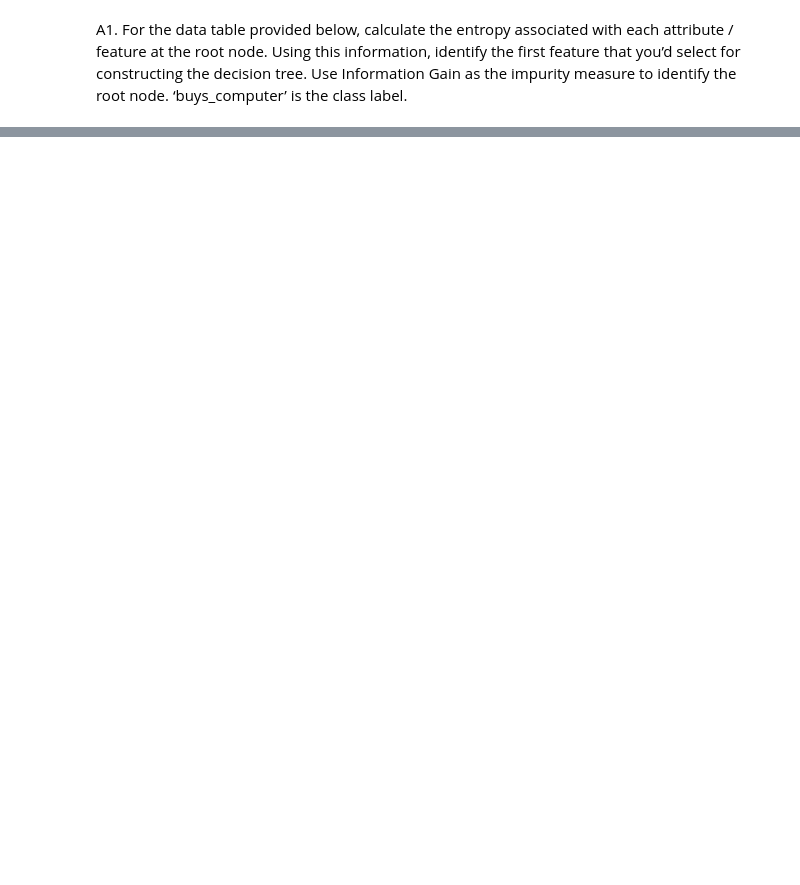
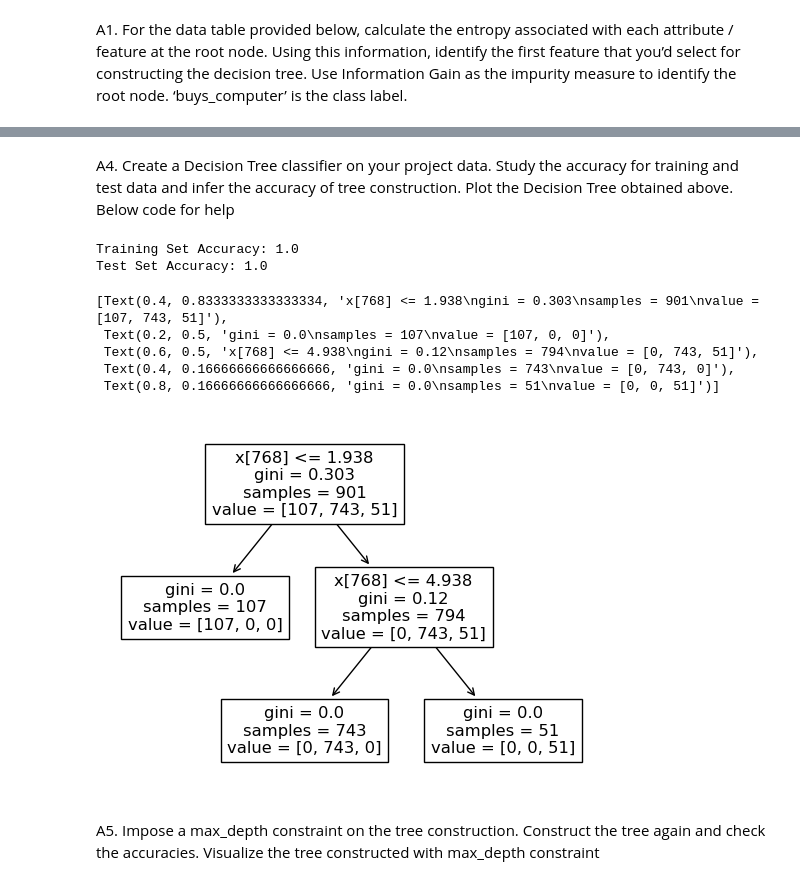
Before and after one commit to frostiverc1/Machine_Learning_Sem5, a Jupyter notebook: ans.ipynb, the cells around one changed output, grey strips where cells are left out. Cells and saved outputs as stored; diff of their text form; code cells hidden in the pictures; blank space fills up the shorter version.

```diff
--- a/ans.ipynb
+++ b/ans.ipynb
@@ -5,3 +1,14 @@ import math
+# %%
+import pandas as pd
+import numpy as np
+import math
+import sklearn as sk
+from sklearn import tree
+from sklearn.preprocessing import LabelEncoder, OneHotEncoder
+from sklearn.model_selection import train_test_split
+
+df=pd.read_excel('D:/ONLINE CLASSES (ENGINEERING)/SEM 5/PROJECTS/19CSE305 MACHINE LEARNING/lab4/lab4-dataset.xlsx')
+df1=pd.read_excel('D:/ONLINE CLASSES (ENGINEERING)/SEM 5/PROJECTS/19CSE305 MACHINE LEARNING/lab4/numeric_data_updated.xlsx')
 # %% [markdown]
 A1. For the data table provided below, calculate the entropy associated with each attribute / feature
 at the root node. Using this information, identify the first feature that you’d select for constructing
@@ -19,0 +92,27 @@ TypeError: cannot unpack non-iterable int object
+# %% [markdown]
+A4. Create a Decision Tree classifier on your project data. Study the accuracy for training and test
+data and infer the accuracy of tree construction. Plot the Decision Tree obtained above. Below code
+for help
+# %%
+X=df1.drop(columns='class_encoded')
+Y=df1['class_encoded']
+X_train,X_test,Y_train,Y_test = train_test_split(X,Y,test_size=0.2)
+clf=tree.DecisionTreeClassifier()
+clf.fit(X_train,Y_train)
+acc1=clf.score(X_train,Y_train)
+print("Training Set Accuracy:", acc1)
+acc2 = clf.score(X_test,Y_test)
+print("Test Set Accuracy:", acc2)
+tree.plot_tree(clf)
+# %% [output]
+Training Set Accuracy: 1.0
+Test Set Accuracy: 1.0
+[Text(0.4, 0.8333333333333334, 'x[768] <= 1.938\ngini = 0.303\nsamples = 901\nvalue = [107, 743, 51]'),
+ Text(0.2, 0.5, 'gini = 0.0\nsamples = 107\nvalue = [107, 0, 0]'),
+ Text(0.6, 0.5, 'x[768] <= 4.938\ngini = 0.12\nsamples = 794\nvalue = [0, 743, 51]'),
+ Text(0.4, 0.16666666666666666, 'gini = 0.0\nsamples = 743\nvalue = [0, 743, 0]'),
+ Text(0.8, 0.16666666666666666, 'gini = 0.0\nsamples = 51\nvalue = [0, 0, 51]')]
+[figure, added]
+# %% [markdown]
+A5. Impose a max_depth constraint on the tree construction. Construct the tree again and check the
+accuracies. Visualize the tree constructed with max_depth constraint
```
Also changed, not shown: parts of 7 cells of this notebook.
